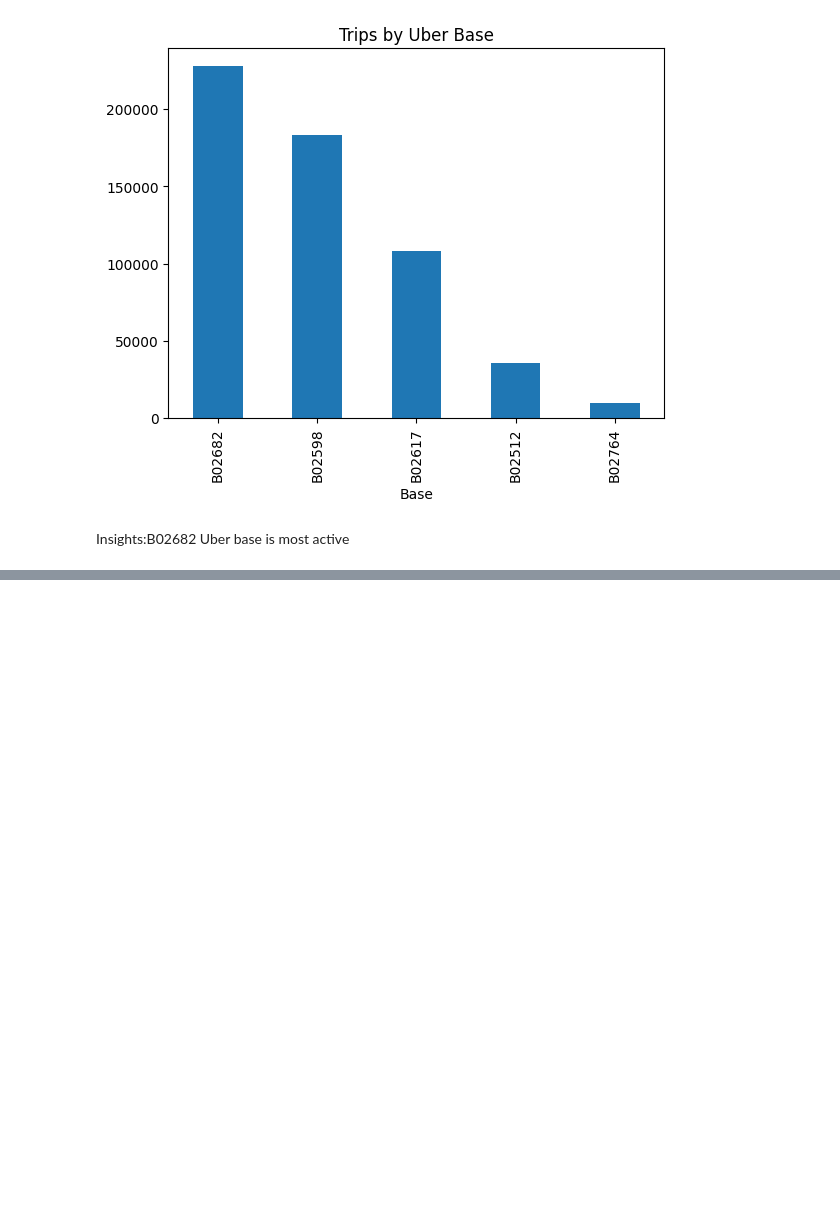
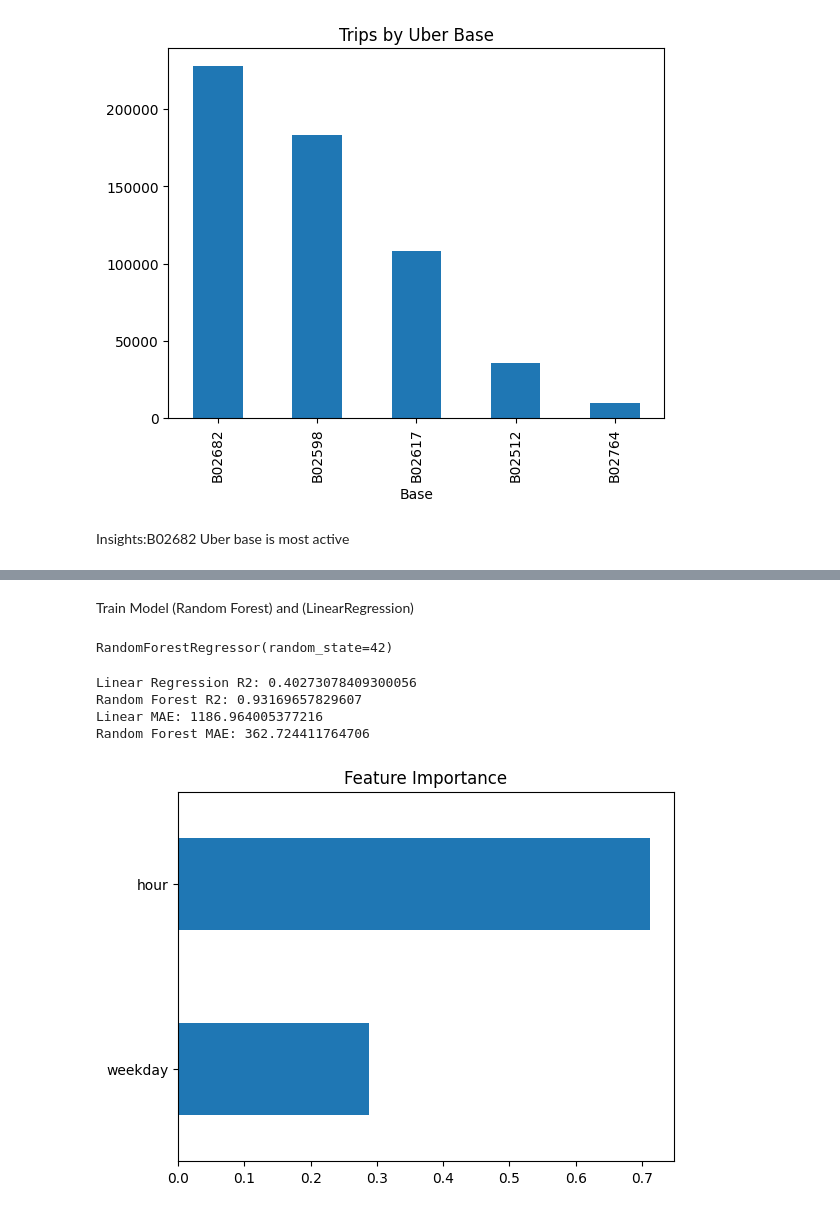
Before and after one commit to sunandha2/Urban-Mobility-Intelligence-Uber-Analysis, a Jupyter notebook: Uber_Pickup_Analysis.ipynb, the cells around one changed output, grey strips where cells are left out. Drawn from its saved outputs; the diff is of its cells as text; code cells hidden in the pictures; blank space fills up the shorter version.

```diff
--- a/Uber_Pickup_Analysis.ipynb
+++ b/Uber_Pickup_Analysis.ipynb
@@ -193,0 +205,2 @@ Insights:B02682 Uber base is most active
+# %%
+df['demand'] = df['hour'].apply(lambda x: 1 if 16 <= x <= 19 else 0)
@@ -193,0 +212,26 @@ Insights:B02682 Uber base is most active
+# %%
+features = df.groupby(['hour', 'weekday']).size().reset_index(name='rides')
+
+X = features[['hour', 'weekday']]
+y = features['rides']
+# %%
+from sklearn.model_selection import train_test_split
+
+X_train, X_test, y_train, y_test = train_test_split(
+    X, y, test_size=0.2, random_state=42
+)
+# %% [markdown]
+Train Model (Random Forest) and (LinearRegression)
+# %%
+from sklearn.linear_model import LinearRegression
+from sklearn.ensemble import RandomForestRegressor
+
+# Linear Regression
+lr_model = LinearRegression()
+lr_model.fit(X_train, y_train)
+
+# Random Forest Regressor
+rf_model = RandomForestRegressor(random_state=42)
+rf_model.fit(X_train, y_train)
+# %% [output]
+RandomForestRegressor(random_state=42)
@@ -193,0 +241,21 @@ Insights:B02682 Uber base is most active
+# %%
+from sklearn.metrics import r2_score, mean_absolute_error
+
+print("Linear Regression R2:", r2_score(y_test, lr_pred))
+print("Random Forest R2:", r2_score(y_test, rf_pred))
+
+print("Linear MAE:", mean_absolute_error(y_test, lr_pred))
+print("Random Forest MAE:", mean_absolute_error(y_test, rf_pred))
+# %% [output]
+Linear Regression R2: 0.40273078409300056
+Random Forest R2: 0.93169657829607
+Linear MAE: 1186.964005377216
+Random Forest MAE: 362.724411764706
+# %%
+importance = pd.Series(rf_model.feature_importances_, index=X.columns)
+importance.sort_values().plot(kind='barh')
+
+plt.title("Feature Importance")
+plt.show()
+# %% [output]
+[figure, added]
```
Also changed, not shown: parts of 14 cells of this notebook.
